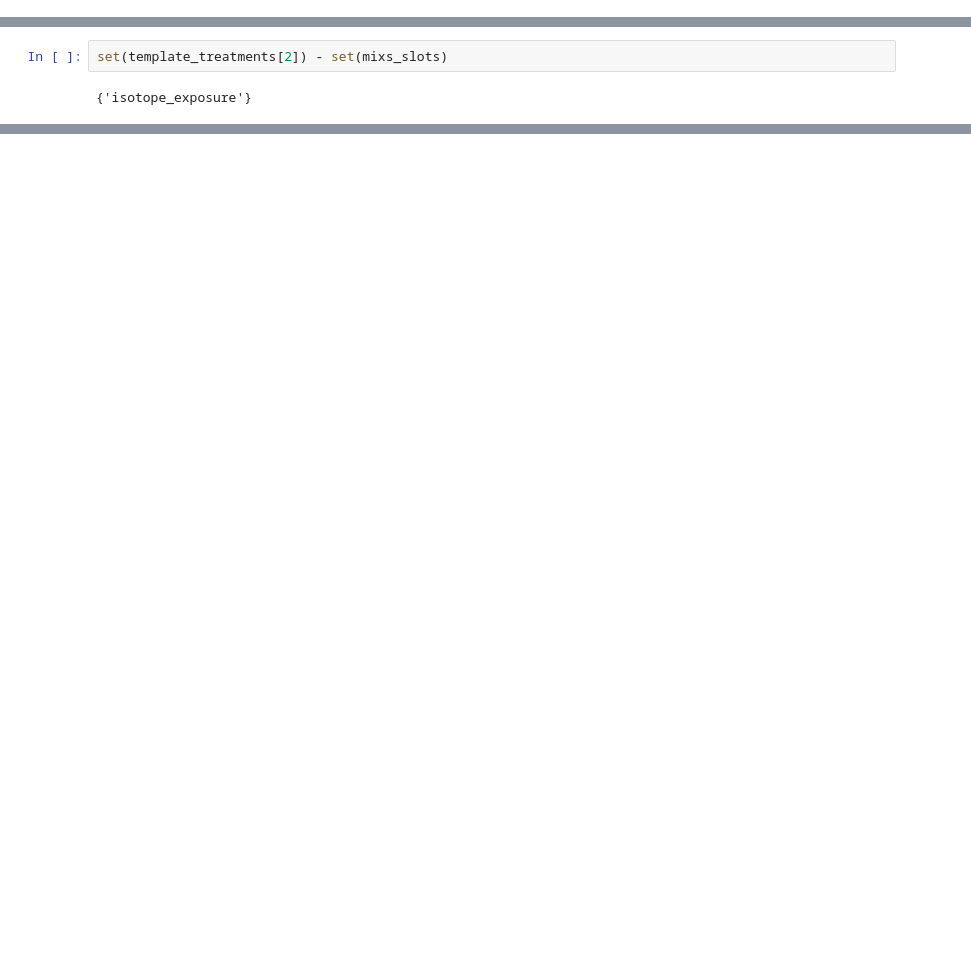
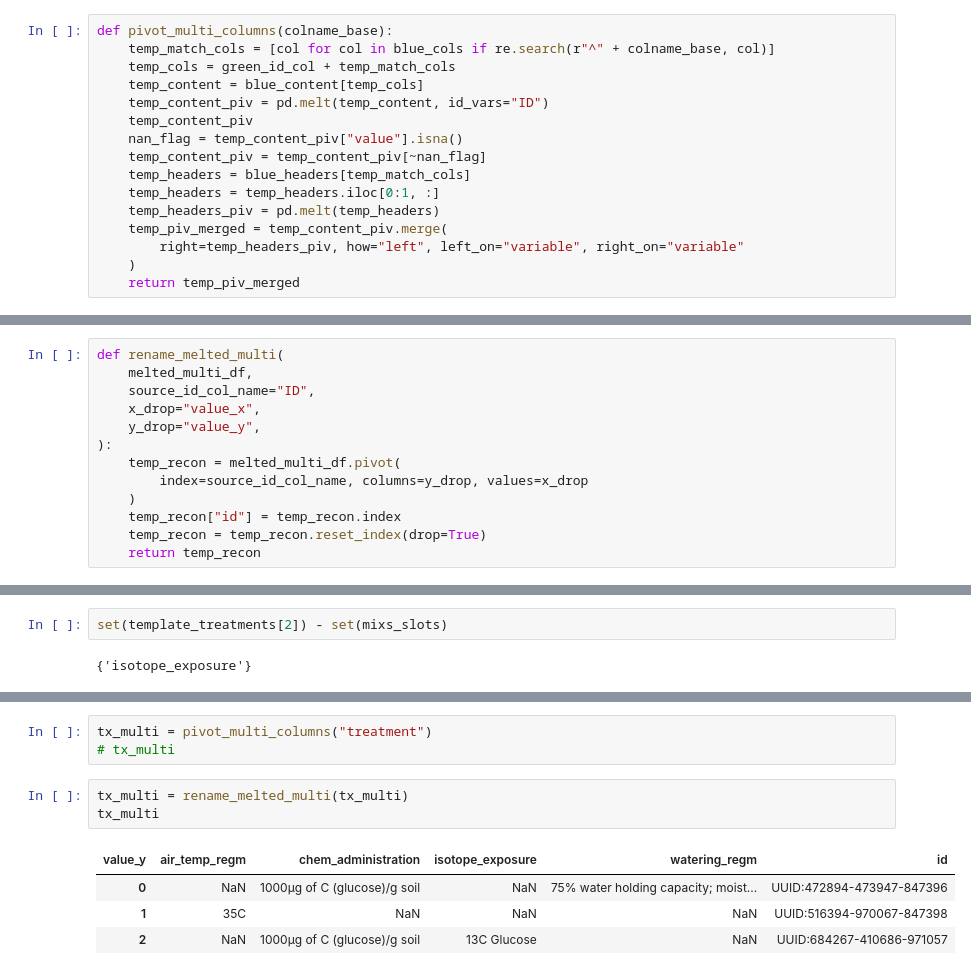
Before and after one commit to microbiomedata/nmdc-metadata, a Jupyter notebook: notebooks/nmdc_metadata_issue_375_prototype.ipynb, the cells around one changed output, grey strips where cells are left out. Saved outputs shown, nothing was run; the diff lists cells and outputs as text; blank space fills up the shorter version.

Commit message:
general methods for repeated columns

```diff
--- a/notebooks/nmdc_metadata_issue_375_prototype.ipynb
+++ b/notebooks/nmdc_metadata_issue_375_prototype.ipynb
@@ -194,0 +306,16 @@ def get_data_from_extended_cluster_coords(
+# %%
+def pivot_multi_columns(colname_base):
+    temp_match_cols = [col for col in blue_cols if re.search(r"^" + colname_base, col)]
+    temp_cols = green_id_col + temp_match_cols
+    temp_content = blue_content[temp_cols]
+    temp_content_piv = pd.melt(temp_content, id_vars="ID")
+    temp_content_piv
+    nan_flag = temp_content_piv["value"].isna()
+    temp_content_piv = temp_content_piv[~nan_flag]
+    temp_headers = blue_headers[temp_match_cols]
+    temp_headers = temp_headers.iloc[0:1, :]
+    temp_headers_piv = pd.melt(temp_headers)
+    temp_piv_merged = temp_content_piv.merge(
+        right=temp_headers_piv, how="left", left_on="variable", right_on="variable"
+    )
+    return temp_piv_merged
@@ -195,2 +342,15 @@ def get_data_from_extended_cluster_coords(
+# %%
+def rename_melted_multi(
+    melted_multi_df,
+    source_id_col_name="ID",
+    x_drop="value_x",
+    y_drop="value_y",
+):
+    temp_recon = melted_multi_df.pivot(
+        index=source_id_col_name, columns=y_drop, values=x_drop
+    )
+    temp_recon["id"] = temp_recon.index
+    temp_recon = temp_recon.reset_index(drop=True)
+    return temp_recon
 # %%
 warnings.filterwarnings("ignore", category=UserWarning)
@@ -1185,0 +1351,11 @@ newer canonical mixs: https://github.com/cmungall/mixs-source
+# %%
+tx_multi = pivot_multi_columns("treatment")
+# tx_multi
+# %%
+tx_multi = rename_melted_multi(tx_multi)
+tx_multi
+# %% [output]
+| value_y | air_temp_regm | chem_administration | isotope_exposure | watering_regm | id |
+| 0 | NaN | 1000µg of C (glucose)/g soil | NaN | 75% water holding capacity; moist... | UUID:472894-473947-847396 |
+| 1 | 35C | NaN | NaN | NaN | UUID:516394-970067-847398 |
+| 2 | NaN | 1000µg of C (glucose)/g soil | 13C Glucose | NaN | UUID:684267-410686-971057 |
```
Also changed, not shown: parts of 160 cells of this notebook.
